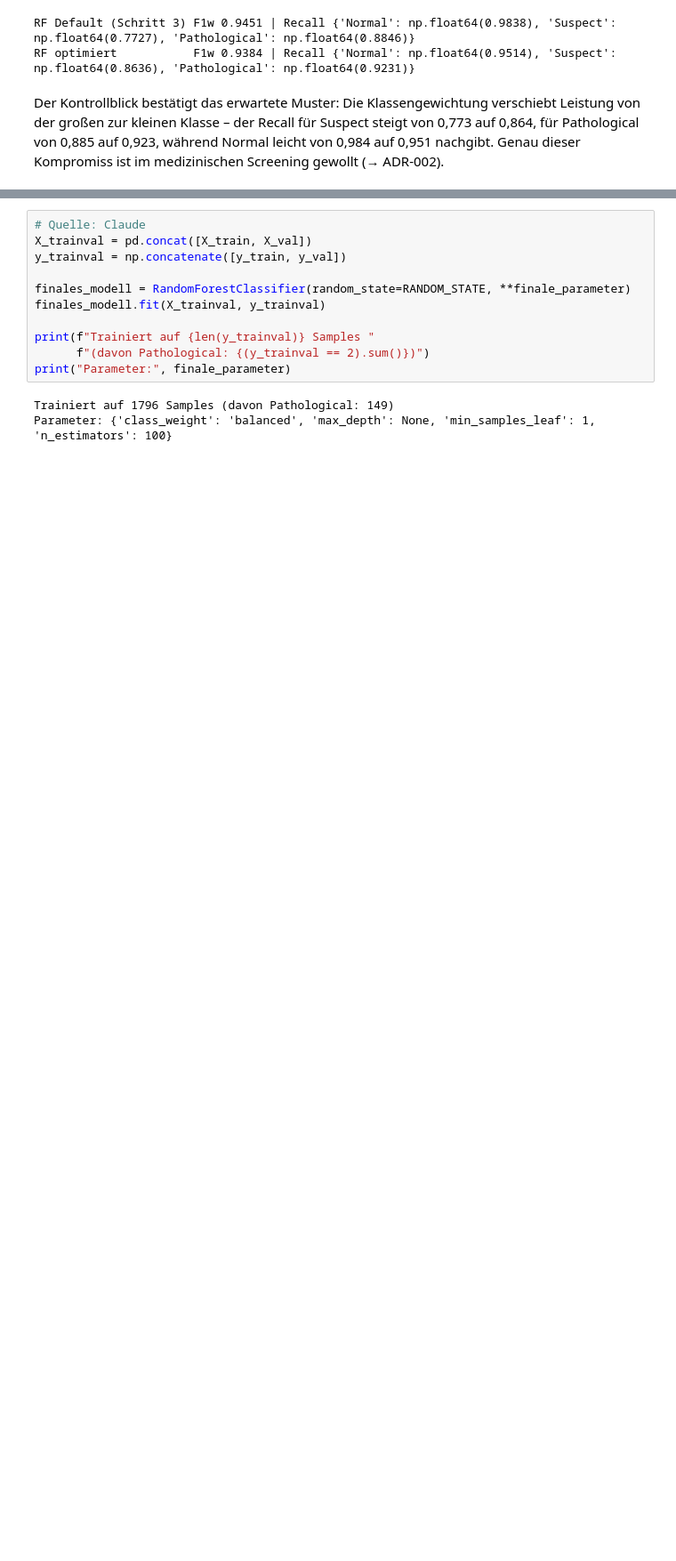
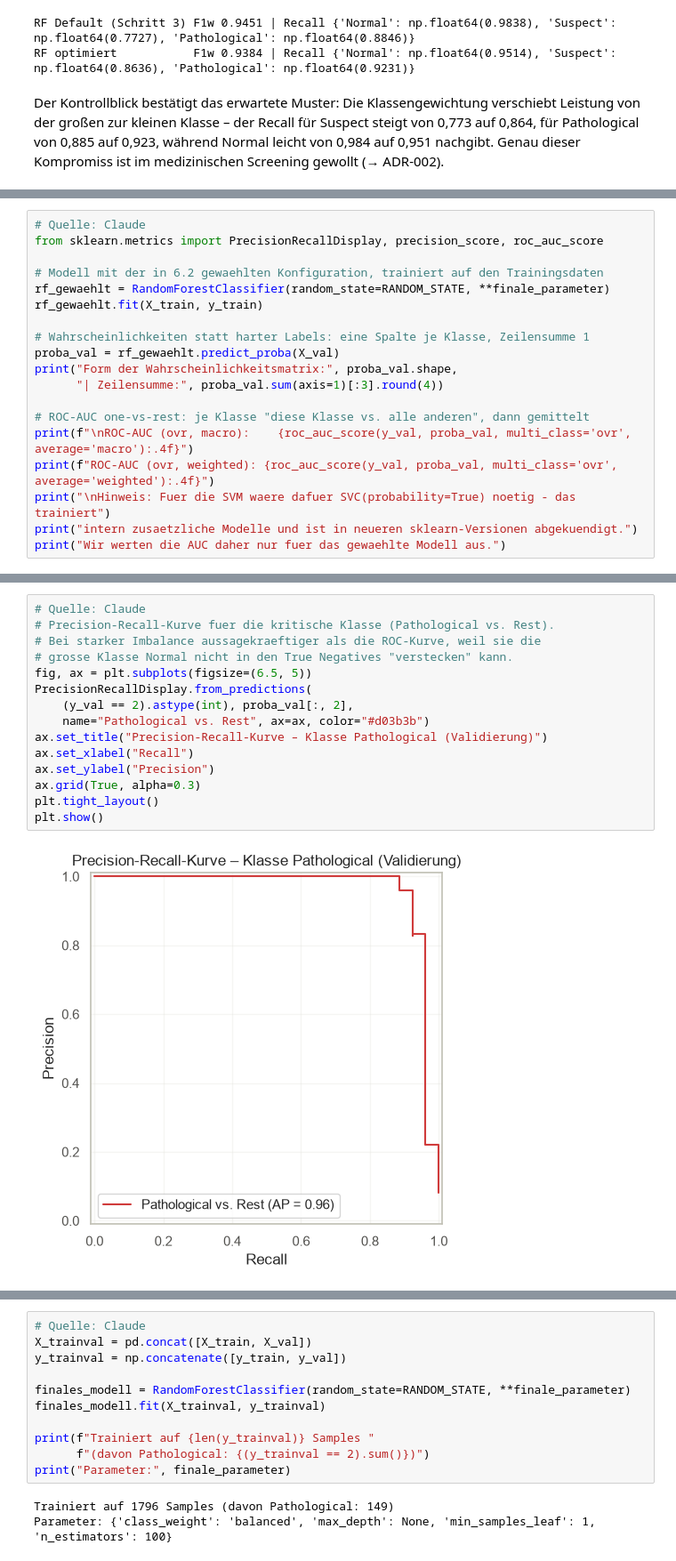
Before and after one commit to spaiK111/DHBW-ML-Assignment, a Jupyter notebook: src/fetal_health_modellvergleich.ipynb, the cells around one changed output, grey strips where cells are left out. Shown at 89% size. Drawn from its saved outputs; the diff is of its cells as text; blank space fills up the shorter version.

```diff
--- a/src/fetal_health_modellvergleich.ipynb
+++ b/src/fetal_health_modellvergleich.ipynb
@@ -1558,0 +1721,19 @@ dieser Kompromiss ist im medizinischen Screening gewollt (→ ADR-002).
+# %%
+# Quelle: Claude
+from sklearn.metrics import PrecisionRecallDisplay, precision_score, roc_auc_score
+
+# Modell mit der in 6.2 gewaehlten Konfiguration, trainiert auf den Trainingsdaten
+rf_gewaehlt = RandomForestClassifier(random_state=RANDOM_STATE, **finale_parameter)
+rf_gewaehlt.fit(X_train, y_train)
+
+# Wahrscheinlichkeiten statt harter Labels: eine Spalte je Klasse, Zeilensumme 1
+proba_val = rf_gewaehlt.predict_proba(X_val)
+print("Form der Wahrscheinlichkeitsmatrix:", proba_val.shape,
+      "| Zeilensumme:", proba_val.sum(axis=1)[:3].round(4))
+
+# ROC-AUC one-vs-rest: je Klasse "diese Klasse vs. alle anderen", dann gemittelt
+print(f"\nROC-AUC (ovr, macro):    {roc_auc_score(y_val, proba_val, multi_class='ovr', average='macro'):.4f}")
+print(f"ROC-AUC (ovr, weighted): {roc_auc_score(y_val, proba_val, multi_class='ovr', average='weighted'):.4f}")
+print("\nHinweis: Fuer die SVM waere dafuer SVC(probability=True) noetig - das trainiert")
+print("intern zusaetzliche Modelle und ist in neueren sklearn-Versionen abgekuendigt.")
+print("Wir werten die AUC daher nur fuer das gewaehlte Modell aus.")
@@ -1558,0 +1749,17 @@ dieser Kompromiss ist im medizinischen Screening gewollt (→ ADR-002).
+# %%
+# Quelle: Claude
+# Precision-Recall-Kurve fuer die kritische Klasse (Pathological vs. Rest).
+# Bei starker Imbalance aussagekraeftiger als die ROC-Kurve, weil sie die
+# grosse Klasse Normal nicht in den True Negatives "verstecken" kann.
+fig, ax = plt.subplots(figsize=(6.5, 5))
+PrecisionRecallDisplay.from_predictions(
+    (y_val == 2).astype(int), proba_val[:, 2],
+    name="Pathological vs. Rest", ax=ax, color="#d03b3b")
+ax.set_title("Precision-Recall-Kurve – Klasse Pathological (Validierung)")
+ax.set_xlabel("Recall")
+ax.set_ylabel("Precision")
+ax.grid(True, alpha=0.3)
+plt.tight_layout()
+plt.show()
+# %% [output]
+[figure, added]
```
Also changed, not shown: parts of 37 cells of this notebook, 6 other files.
